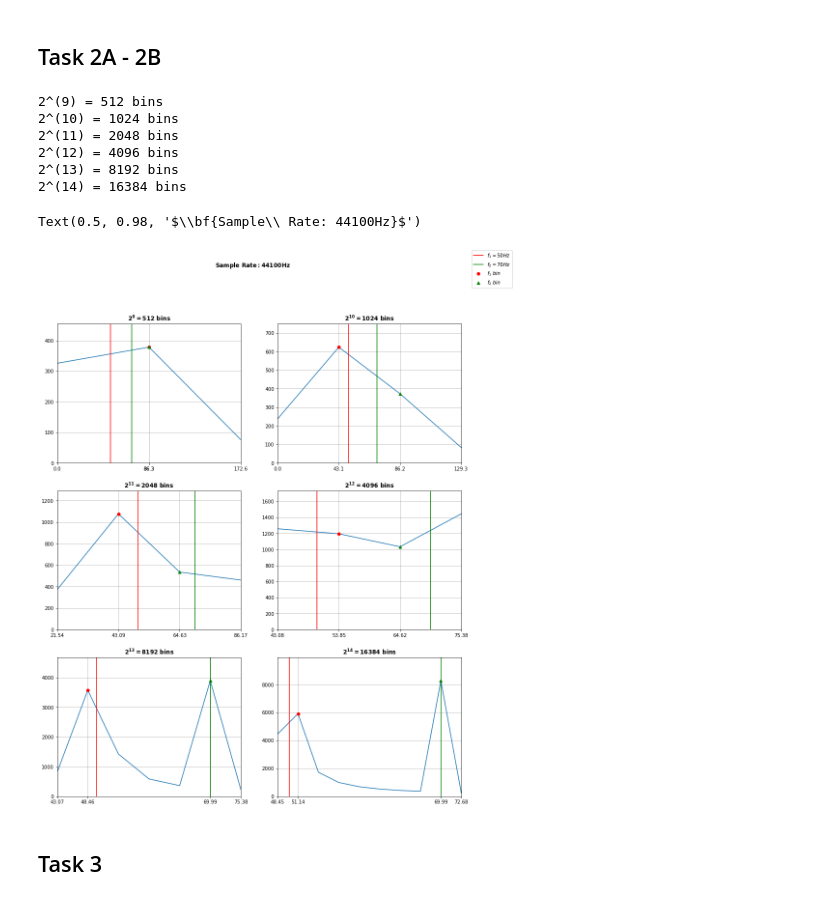
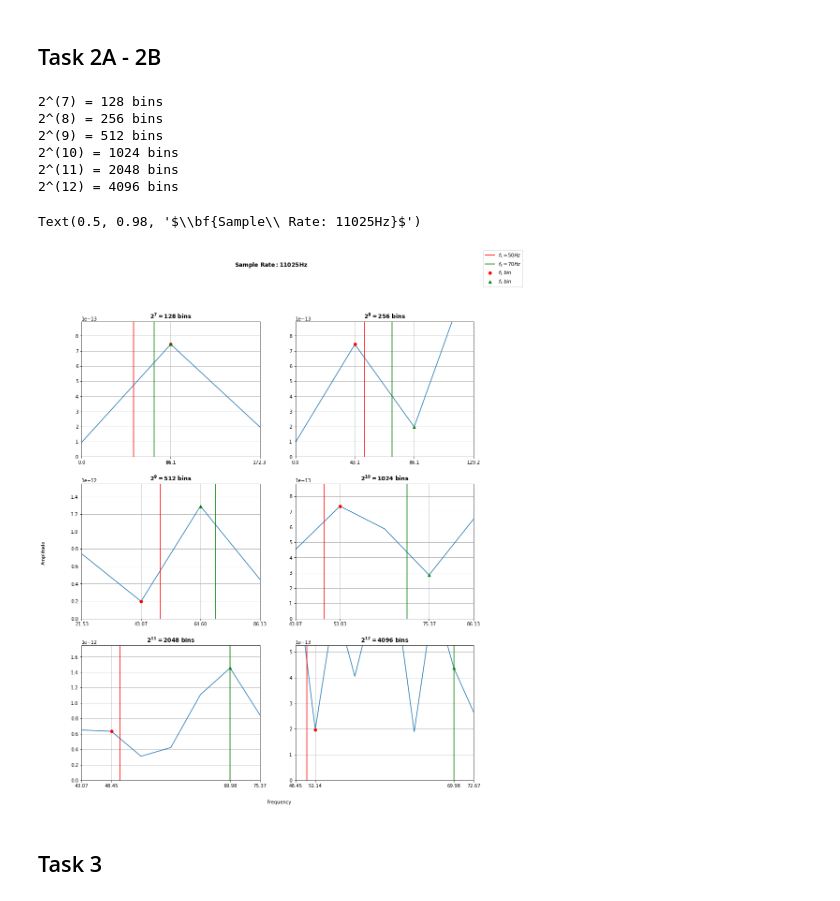
Before and after one commit to theatina/M904_DSP, a Jupyter notebook: Project_3/work/M904_DSP_3_CTKylafi_LT1200012.ipynb, the cells around one changed output. Saved outputs shown, nothing was run; the diff lists cells and outputs as text; code cells hidden in the pictures.

```diff
--- a/Project_3/work/M904_DSP_3_CTKylafi_LT1200012.ipynb
+++ b/Project_3/work/M904_DSP_3_CTKylafi_LT1200012.ipynb
@@ -263,7 +201,7 @@ for i in range(3):
 # %% [markdown]
 <h2>Task 2A - 2B</h2>
 # %%
-fs = 44100
+fs = 44100//4
 f1 = 50
 f2 = 70
 
@@ -271,8 +209,8 @@ f2 = 70
 # frame_to_plot = 5*max(f1,f2)
 
 fig, plots = plt.subplots(3,2,figsize=(15,18))#, sharex=True)
-# fig.text(0.05,0.5, "Amplitude", ha="center", va="center", rotation=90)
-# plt.xlabel("Frequency")
+fig.text(0.05,0.5, "Amplitude", ha="center", va="center", rotation=90)
+fig.text(0.515,0.085, "Frequency", ha="center", va="bottom")
 
 if fs==44100//4:
     power_of_2 = 7
@@ -284,77 +222,64 @@ else:
 for i in range(3):
     for j in range(2):
 
-        time_steps = 2**power_of_2
-        t = np.arange(time_steps)/fs
+        bins = 2**power_of_2
+        t = np.arange(fs)/fs
+#         freq_bins = np.linspace(0,fs,bins)
         s1 = np.sin( 2*np.pi*f1*t )
         s2 = np.sin( 2*np.pi*f2*t )
         signal = s1 + s2
 
         fft_signal = np.fft.fft( signal )
         mag_signal = np.sqrt( np.power( fft_signal.real , 2 ) + np.power( fft_signal.imag , 2 ) )
-        mag_signal = mag_signal[:time_steps//2]
-        freq_bins_signal = np.linspace(0,fs,time_steps)
-        freq_bins_signal = freq_bins_signal[:time_steps//2]
+        mag_signal = mag_signal[:bins//2]
+        freq_bins_signal = np.linspace(0,fs,bins, endpoint=False)
+        freq_bins_signal = freq_bins_signal[:bins//2]
 #         print(len(freq_bins_signal),len(mag_signal))
-        print("2^(%d) = %d bins"%(power_of_2,time_steps))
+        print("2^(%d) = %d bins"%(power_of_2,bins))
 #         print(max(mag_s), max(freq_bins_s), len(mag_s),len(freq_bins_s))
 
 #         x_axis =
 
         plots[i,j].grid(True)
-        plots[i,j].title.set_text(r"$\bf{2^{%d} = %d\ bins}$"%(power_of_2,time_steps))
+        plots[i,j].title.set_text(r"$\bf{2^{%d} = %d\ bins}$"%(power_of_2,bins))
         plots[i,j].plot( freq_bins_signal , mag_signal )
         ax1, = plots[i,j].plot( 0*freq_bins_signal + f1, freq_bins_signal, "r", label='$f_1=%dHz$'%(f1) )
         ax2, = plots[i,j].plot( 0*freq_bins_signal + f2, freq_bins_signal, "g", label='$f_2=%dHz$'%(f2) )
 
-
-#         pos = np.where(freq_bins_signal>min(f1,f2)//2)
-#         pos2 = np.where(freq_bins_signal<max(f1,f2))
-#         plots[i,j].set_xticks(pos)
-
         #bins of max magnitude (first 4)
         mag_signal_values = np.sort(mag_signal)[::-1]
-#         print(mag_signal_values)
         bins_max_mag = [i for i in range(mag_signal.size) if mag_signal[i] in mag_signal_values[:4]]
-#         print(bins_max_mag)
 
         f1_closest_index = min(range(len(freq_bins_signal)), key=lambda i: abs(freq_bins_signal[i]-f1))
-#         print(f1_closest_index, freq_bins_signal[f1_closest_index])
-
         f2_closest_index = min(range(len(freq_bins_signal)), key=lambda i: abs(freq_bins_signal[i]-f2))
-#         print(f2_closest_index, freq_bins_signal[f2_closest_index])
 
         x_axis_to_plot = [ f1_closest_index-1, f1_closest_index, f2_closest_index, f2_closest_index+1]
-#         print(len(x_axis_to_plot)
         x_values_to_plot = []
         x_values_to_plot.extend(freq_bins_signal[x_axis_to_plot].tolist())
-#         x_values_to_plot.append(f1)
-#         x_values_to_plot.append(f2)
-#         print(x_values_to_plot)
+
         plots[i,j].set_xlim(x_values_to_plot[0],x_values_to_plot[-1])#freq_bins_signal[x_axis_to_plot[-1]])
-        plots[i,j].set_ylim(0,1.2*max(mag_signal))
+        plots[i,j].set_ylim(0,1.2*max( mag_signal[f1_closest_index], mag_signal[f2_closest_index]))
         plots[i,j].set_xticks(x_values_to_plot)
 
         #plot points
-#         print( freq_bins_signal[f1_closest_index],mag_signal[f1_closest_index])
         p_f1, = plots[i,j].plot(freq_bins_signal[f1_closest_index] , mag_signal[f1_closest_index], "ro", label="$f_1\ bin$" )
         p_f2, = plots[i,j].plot(freq_bins_signal[f2_closest_index] , mag_signal[f2_closest_index], "g^", label="$f_2\ bin$" )
 
 
         fig.legend(handles=[ax1,ax2,p_f1,p_f2])
 
         power_of_2 += 1
 
 fig.suptitle(r"$\bf{Sample\ Rate: %dHz}$"%(fs))
 # %% [output]
+2^(7) = 128 bins
+2^(8) = 256 bins
 2^(9) = 512 bins
 2^(10) = 1024 bins
 2^(11) = 2048 bins
 2^(12) = 4096 bins
-2^(13) = 8192 bins
-2^(14) = 16384 bins
-Text(0.5, 0.98, '$\\bf{Sample\\ Rate: 44100Hz}$')
+Text(0.5, 0.98, '$\\bf{Sample\\ Rate: 11025Hz}$')
-[figure, old version]
+[figure, new version]
 # %% [markdown]
 <h2>Task 3</h2>
 # %%
```
Also changed, not shown: parts of 17 cells of this notebook, 14 other files.
